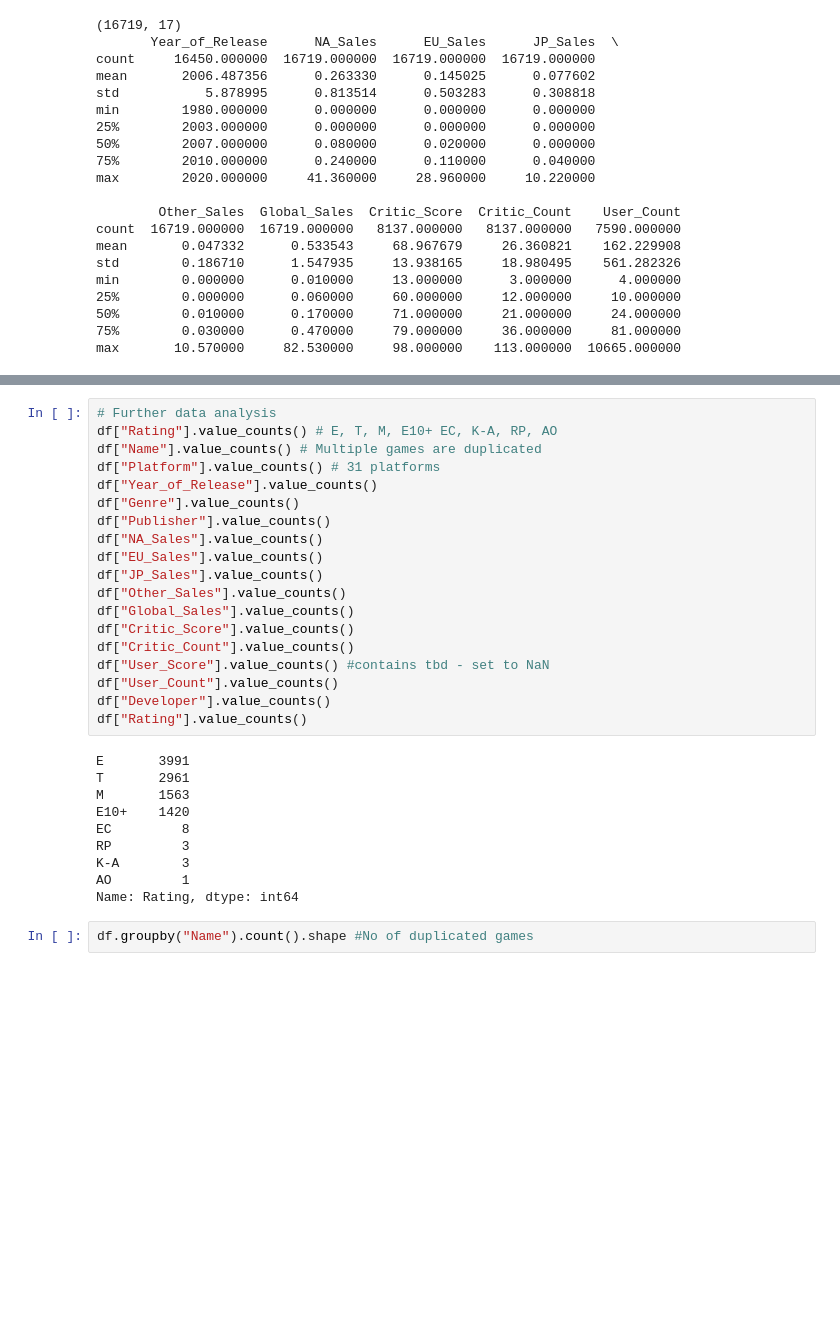
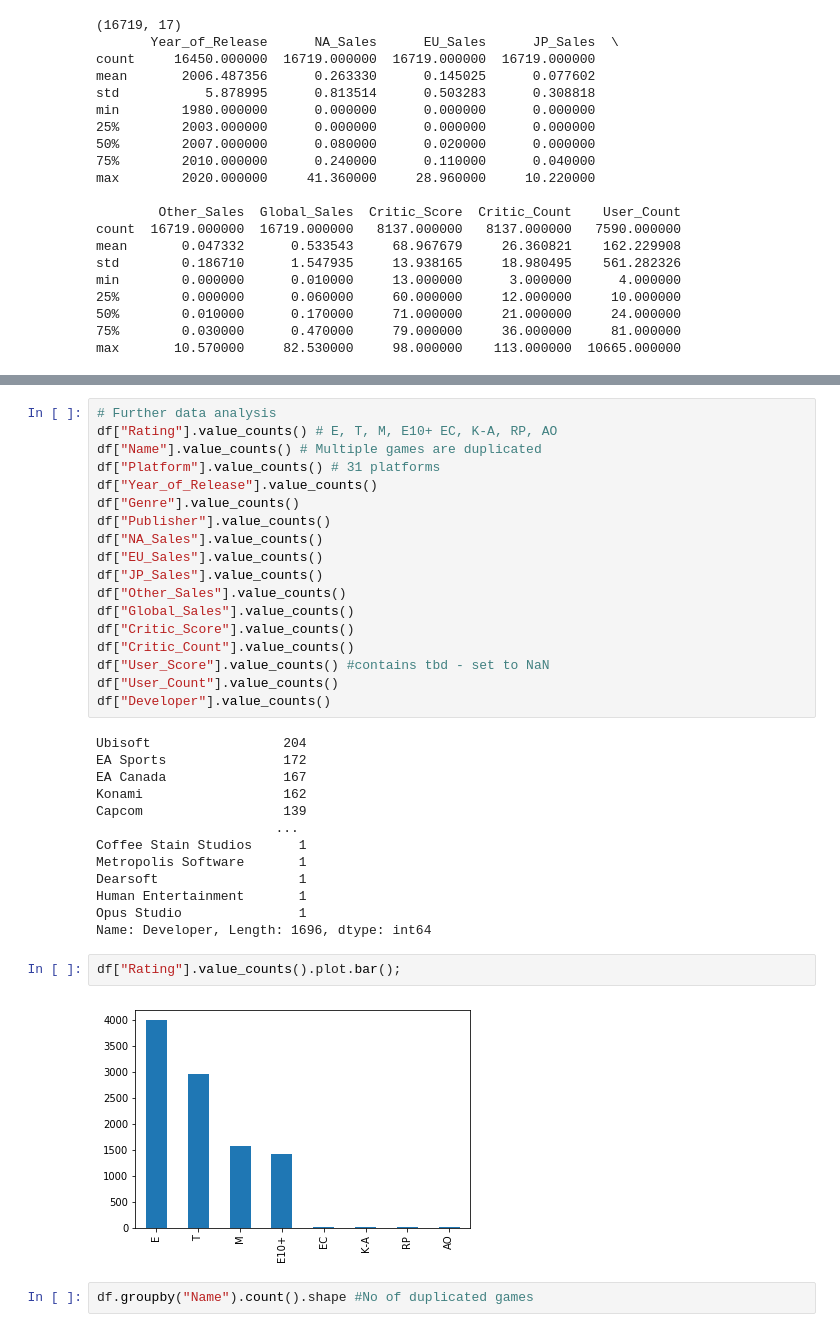
Before and after one commit to cr00nkz/Video_Games_DataScience, a Jupyter notebook: Analyzing_Video_Games.ipynb, the cells around one changed output, grey strips where cells are left out. Cells and saved outputs as stored; diff of their text form; blank space fills up the shorter version.

```diff
--- a/Analyzing_Video_Games.ipynb
+++ b/Analyzing_Video_Games.ipynb
@@ -99,17 +99,23 @@ df["Critic_Count"].value_counts()
 df["User_Score"].value_counts() #contains tbd - set to NaN
 df["User_Count"].value_counts()
 df["Developer"].value_counts()
-df["Rating"].value_counts()
 # %% [output]
-E       3991
-T       2961
-M       1563
-E10+    1420
-EC         8
-RP         3
-K-A        3
-AO         1
-Name: Rating, dtype: int64
+Ubisoft                 204
+EA Sports               172
+EA Canada               167
+Konami                  162
+Capcom                  139
+                       ...
+Coffee Stain Studios      1
+Metropolis Software       1
+Dearsoft                  1
+Human Entertainment       1
+Opus Studio               1
+Name: Developer, Length: 1696, dtype: int64
+# %%
+df["Rating"].value_counts().plot.bar();
+# %% [output]
+[figure, added]
 # %%
 df.groupby("Name").count().shape #No of duplicated games
 # %% [output]
```
Also changed, not shown: parts of 3 cells of this notebook, 1 other file.
